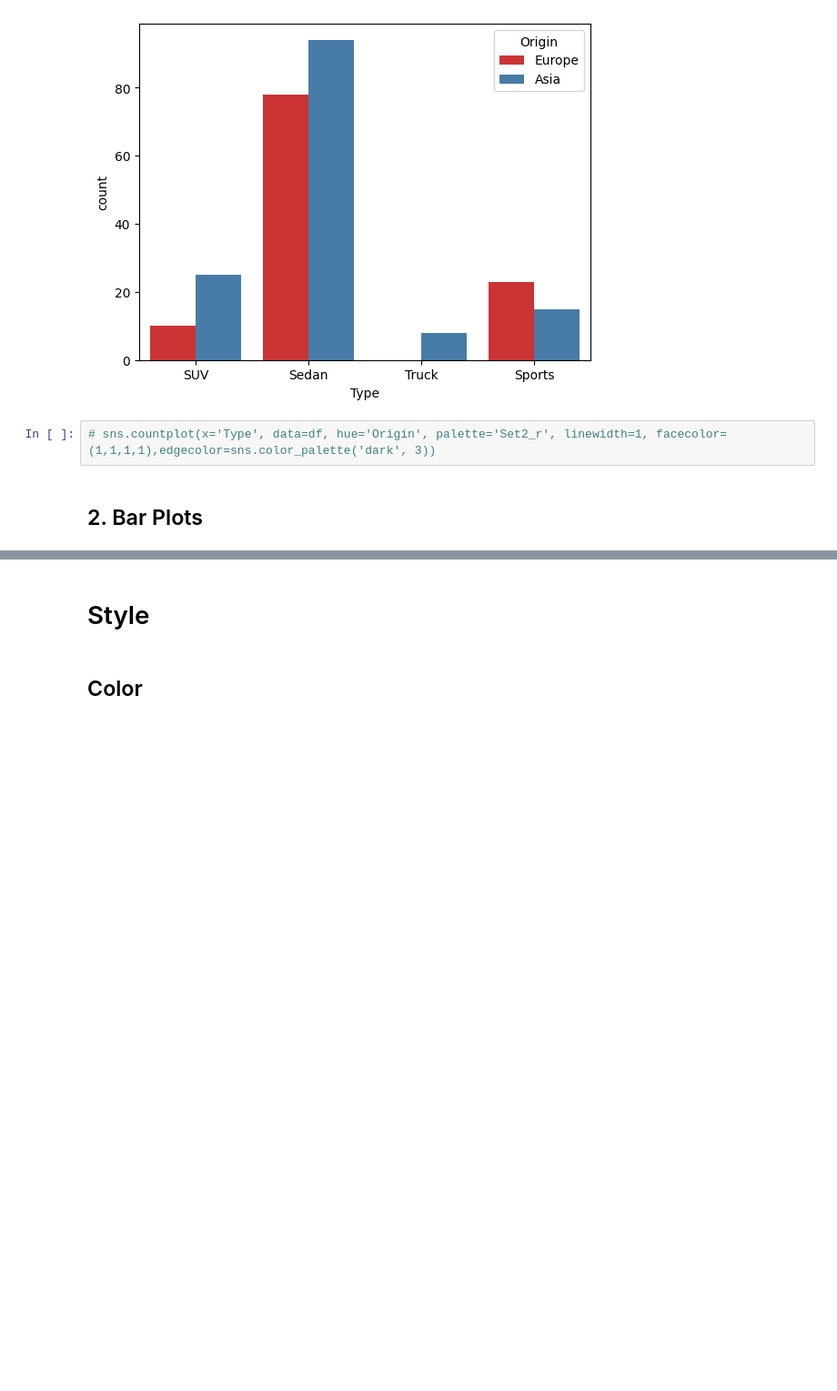
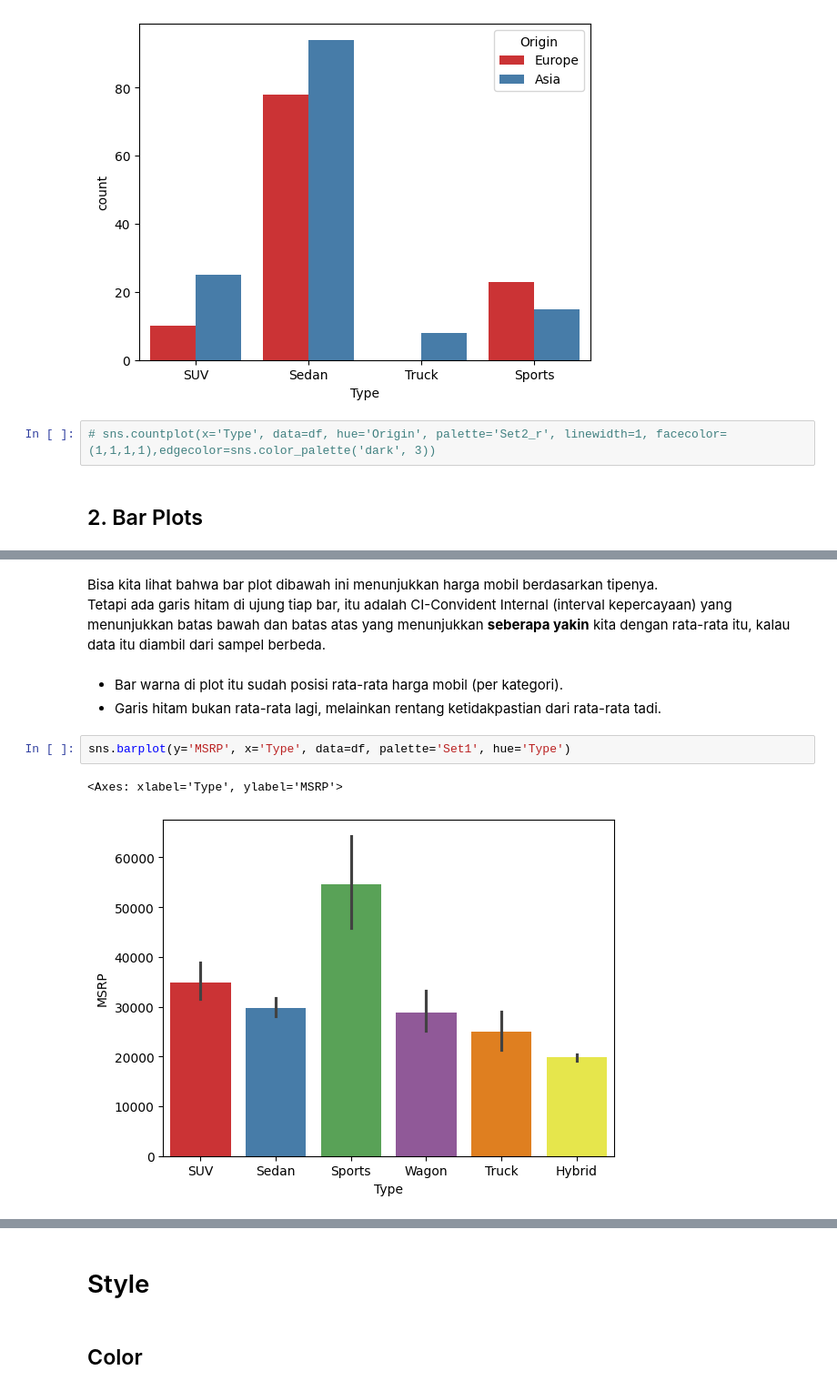
Before and after one commit to samuelnaibaho2005/Seaborn-Learning-Beginner, a Jupyter notebook: main.ipynb, the cells around one changed output, grey strips where cells are left out. Shown at 91% size. Cells and saved outputs as stored; diff of their text form; blank space fills up the shorter version.

Commit message:
penjelasan bar plot

```diff
--- a/main.ipynb
+++ b/main.ipynb
@@ -165,0 +203,12 @@ berbeda dengan counts plot yang hanya bisa melihat count dari variabel saja, di
+# %% [markdown]
+Bisa kita lihat bahwa bar plot dibawah ini menunjukkan harga mobil berdasarkan tipenya.<br>
+Tetapi ada garis hitam di ujung tiap bar, itu adalah CI-Convident Internal (interval kepercayaan) yang menunjukkan
+batas bawah dan batas atas yang menunjukkan **seberapa yakin** kita dengan rata-rata itu, kalau data itu diambil dari sampel berbeda.
+# %% [markdown]
+- Bar warna di plot itu sudah posisi rata-rata harga mobil (per kategori).
+- Garis hitam bukan rata-rata lagi, melainkan rentang ketidakpastian dari rata-rata tadi.
+# %%
+sns.barplot(y='MSRP', x='Type', data=df, palette='Set1', hue='Type')
+# %% [output]
+<Axes: xlabel='Type', ylabel='MSRP'>
+[figure, added]
```
Also changed, not shown: parts of 17 cells of this notebook.
